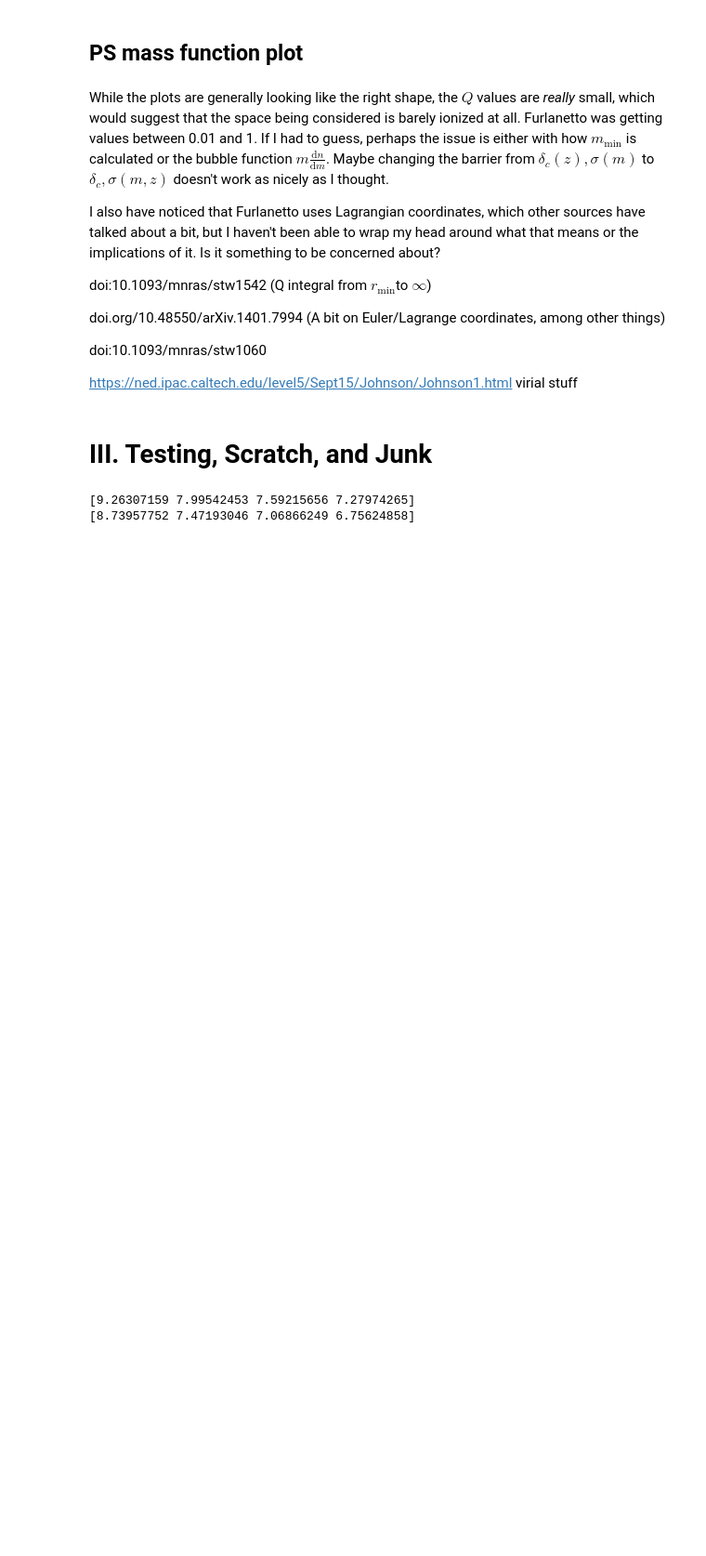
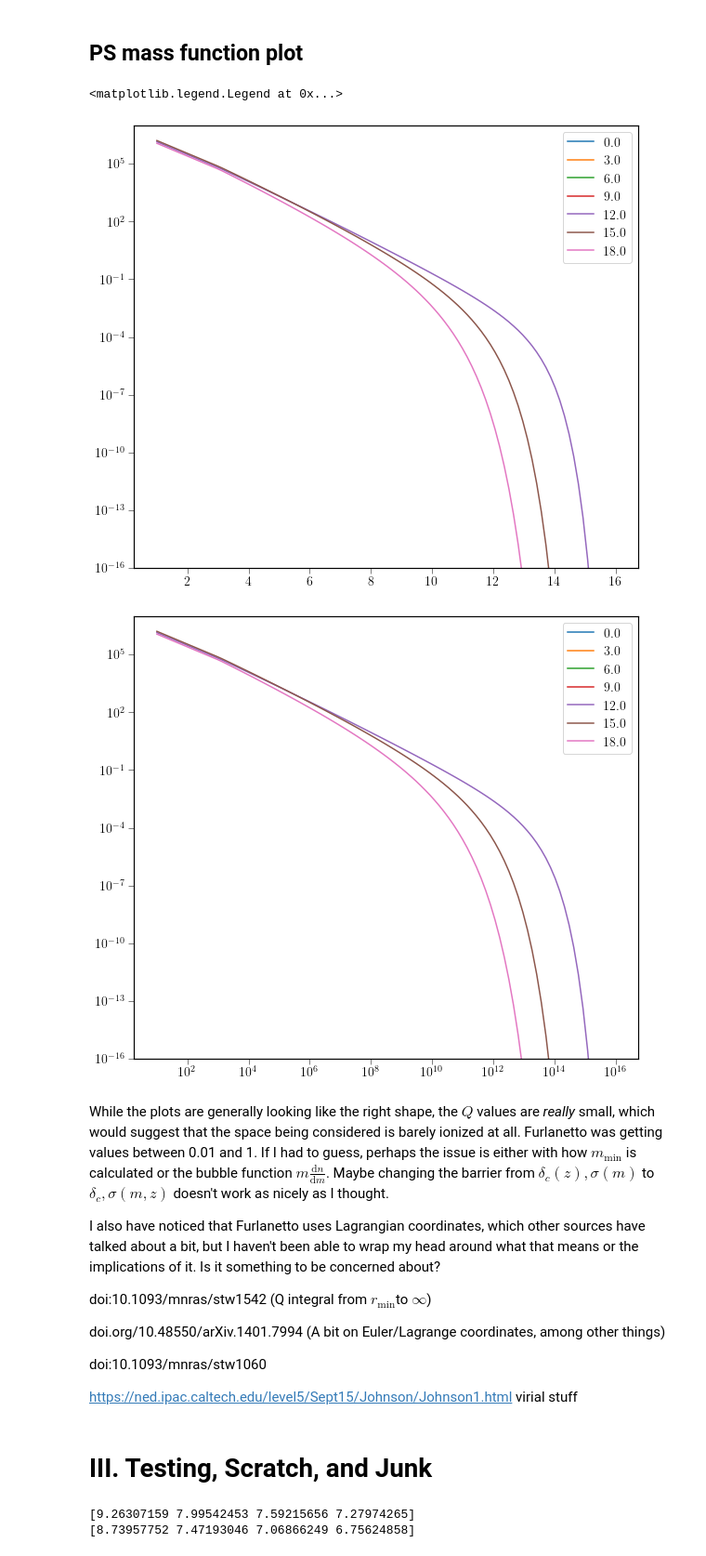
Before and after one commit to emeln/Thesis, a Jupyter notebook: axion_kSZ_source/notebooks/bubble_notebook.ipynb, the cells around one changed output. Shown at 93% size. Drawn from its saved outputs; the diff is of its cells as text; code cells hidden in the pictures; blank space fills up the shorter version.

```diff
--- a/axion_kSZ_source/notebooks/bubble_notebook.ipynb
+++ b/axion_kSZ_source/notebooks/bubble_notebook.ipynb
@@ -639,31 +820,35 @@ plt.title('logarithmic m')
 # %%
 # z_vals = [0,12,16,18]
 z_vals = np.linspace(0,20,101)
 # z_vals = [0]
 zeta = 40
 i=3
 Q_vals = []
 for z in z_vals:
     mMin = 1e1
     rho = cosmos[i].rho_mean * (1+z)**3
 
     if (10*z)%15 == 0:
             m_valslin = np.linspace(1,16,100)
             m_valslog = np.logspace(1,16,100)
 
             plt.figure(0)
-            plt.plot(m_valslin,bubbleFunc[i](10**m_valslin,z),label=z)
+            plt.plot(m_valslin,bubbleFuncFFT[i](10**m_valslin,z),label=z)
             plt.figure(1)
-            plt.loglog(m_valslog,bubbleFunc[i](m_valslog,z),label=z)
+            plt.loglog(m_valslog,bubbleFuncFFT[i](m_valslog,z),label=z)
 
 plt.figure(0)
 plt.yscale('log')
 plt.ylim([1e-16,1e7])
 plt.legend()
 
 plt.figure(1)
 plt.ylim([1e-16,1e7])
 plt.legend()
+# %% [output]
+<matplotlib.legend.Legend at 0x...>
+[figure, added]
+[figure, added]
 # %% [markdown]
 While the plots are generally looking like the right shape, the $Q$ values are *really* small, which would suggest that the space being considered is barely ionized at all. Furlanetto was getting values between 0.01 and 1. If I had to guess, perhaps the issue is either with how $m_{\text{min}}$ is calculated or the bubble function $m\frac{\text{d}n}{\text{d}m}$. Maybe changing the barrier from $\delta_c(z),\sigma(m)$ to $\delta_c,\sigma(m,z)$ doesn't work as nicely as I thought.
 
```
Also changed, not shown: parts of 22 cells of this notebook, 16 other files.
